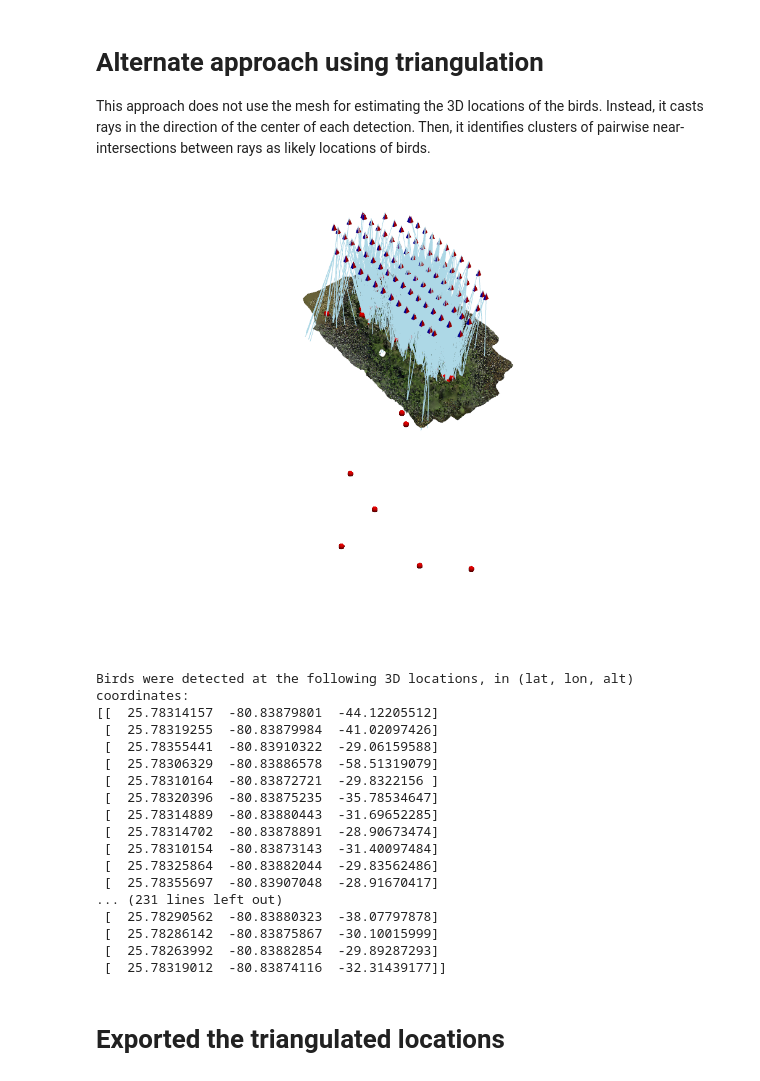
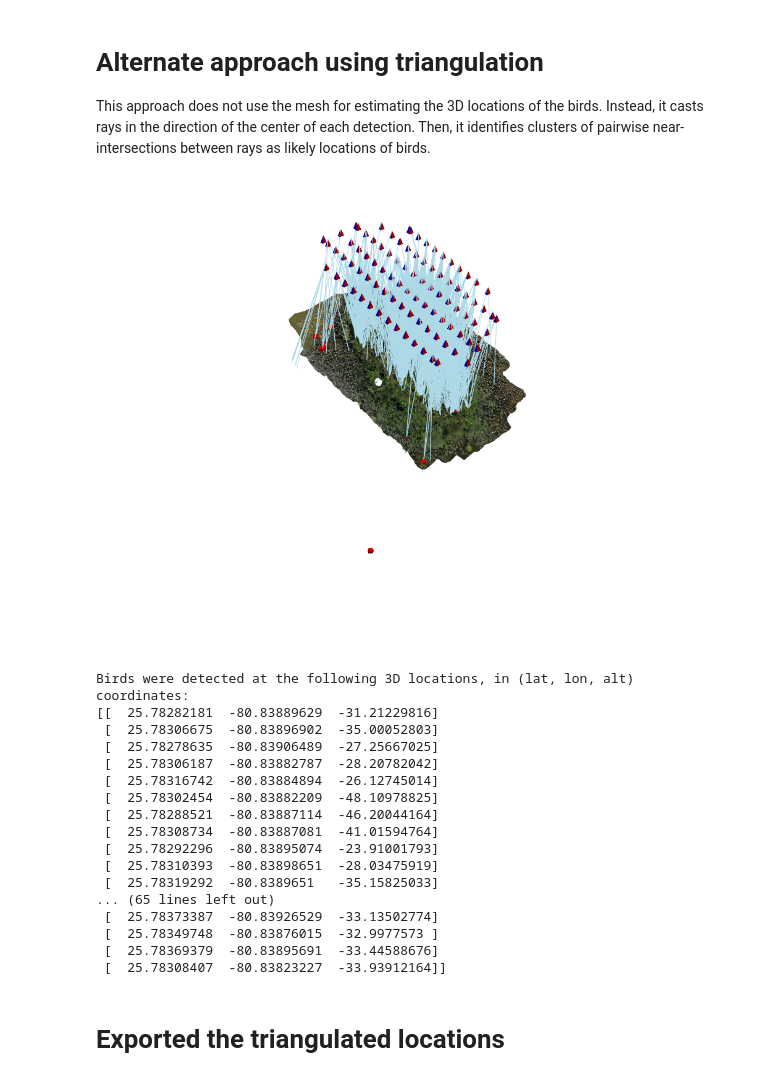
Before and after one commit to open-forest-observatory/geograypher, a Jupyter notebook: examples/project_detections.ipynb, the cells around one changed output. Drawn from its saved outputs; the diff is of its cells as text; code cells hidden in the pictures.

```diff
--- a/examples/project_detections.ipynb
+++ b/examples/project_detections.ipynb
@@ -45,9 +45,7 @@ DETECTIONS_FOLDER = Path(INPUT_FOLDER, "detections")
 ORTHO_FILENAME = Path(INPUT_FOLDER, "hidden_little_ortho.tif")
 
 # Path to saved projections onto the face. Can either be read from or written to depending on the step
-PROJECTIONS_TO_MESH_FILENAME = Path(
-    INTERMEDIATE_FOLDER, "projections_to_mesh.npz"
-)
+PROJECTIONS_TO_MESH_FILENAME = Path(INTERMEDIATE_FOLDER, "projections_to_mesh.npz")
 # File to export the geospatial projections to
 PROJECTIONS_TO_GEOSPATIAL_SAVEFILENAME = Path(
     OUTPUT_FOLDER, "detections_projected_to_geospatial.geojson"
@@ -68,8 +66,14 @@ VIS_MESH = True
 # Whether to show the geospatial predictions
 VIS_GEODATA = True
 
+# Keyword arguments for the segmentor
+SEGMENTOR_KWARGS = {
+    "image_path_key": "image_path",
+    "label_key": "instance_ID",
+    "split_bbox": False,
+}
 # For the ray-based approach, the tolerance between detections to consider them a match
-RAY_BASED_SIMILARITY_THRESHOLD = 0.0002
+RAY_BASED_SIMILARITY_THRESHOLD_METERS = 0.1
 # The length of the lines for visualizing the rays
 VIS_LINE_LENGTH = 7
 # %% [markdown]
@@ -162,54 +168,54 @@ image_shape = imread(list(IMAGE_FOLDER.glob("*.JPG"))[0]).shape[:2]
 # Create a detector object that looks up detections from a folder. The predictions should be
 # one per image in the DeepForest format.
 detector = TabularRectangleSegmentor(
-    pred_file_or_folder=DETECTIONS_FOLDER,
+    detection_file_or_folder=DETECTIONS_FOLDER,
     image_folder=IMAGE_FOLDER,
     image_shape=image_shape,
-    label_key="instance_ID",
+    **SEGMENTOR_KWARGS
 )
 
 # Create a pyvista plotter to show both scenes at once
 plotter = create_pv_plotter(off_screen=False, force_xvfb=False)
 
 # Load the mesh and plot it
 mesh = pv.read(MESH_FILENAME)
 plotter.add_mesh(mesh, rgb=True)
 
 # Extract the transform to global coordinates from the cameras filename
 transform_to_epsg_4978 = parse_transform_metashape(CAMERAS_FILENAME)
 
 # Identify correspondences between detections and show them
 detected_bird_locations = camera_set.aggreate_detections(
     segmentor=detector,
     plotter=plotter,
-    similarity_threshold=RAY_BASED_SIMILARITY_THRESHOLD,
+    similarity_threshold_meters=RAY_BASED_SIMILARITY_THRESHOLD_METERS,
     vis_line_length=VIS_LINE_LENGTH,
     transform_to_epsg_4978=transform_to_epsg_4978
 )
 # Show the cameras
 camera_set.vis(show=True, frustum_scale=0.5, plotter=plotter)
 
 # TODO convert these into geospatial coords
 print(f"Birds were detected at the following 3D locations, in (lat, lon, alt) coordinates:\n{detected_bird_locations}")
 # %% [output]
-[figure, old version]
+[figure, new version]
 Birds were detected at the following 3D locations, in (lat, lon, alt) coordinates:
-[[  25.78314157  -80.83879801  -44.12205512]
- [  25.78319255  -80.83879984  -41.02097426]
- [  25.78355441  -80.83910322  -29.06159588]
- [  25.78306329  -80.83886578  -58.51319079]
- [  25.78310164  -80.83872721  -29.8322156 ]
- [  25.78320396  -80.83875235  -35.78534647]
- [  25.78314889  -80.83880443  -31.69652285]
- [  25.78314702  -80.83878891  -28.90673474]
- [  25.78310154  -80.83873143  -31.40097484]
- [  25.78325864  -80.83882044  -29.83562486]
- [  25.78355697  -80.83907048  -28.91670417]
-... (231 lines left out)
- [  25.78290562  -80.83880323  -38.07797878]
- [  25.78286142  -80.83875867  -30.10015999]
- [  25.78263992  -80.83882854  -29.89287293]
- [  25.78319012  -80.83874116  -32.31439177]]
+[[  25.78282181  -80.83889629  -31.21229816]
+ [  25.78306675  -80.83896902  -35.00052803]
+ [  25.78278635  -80.83906489  -27.25667025]
+ [  25.78306187  -80.83882787  -28.20782042]
+ [  25.78316742  -80.83884894  -26.12745014]
+ [  25.78302454  -80.83882209  -48.10978825]
+ [  25.78288521  -80.83887114  -46.20044164]
+ [  25.78308734  -80.83887081  -41.01594764]
+ [  25.78292296  -80.83895074  -23.91001793]
+ [  25.78310393  -80.83898651  -28.03475919]
+ [  25.78319292  -80.8389651   -35.15825033]
+... (65 lines left out)
+ [  25.78373387  -80.83926529  -33.13502774]
+ [  25.78349748  -80.83876015  -32.9977573 ]
+ [  25.78369379  -80.83895691  -33.44588676]
+ [  25.78308407  -80.83823227  -33.93912164]]
 # %% [markdown]
 # Exported the triangulated locations
 # %%
```
Also changed, not shown: parts of 4 cells of this notebook.
